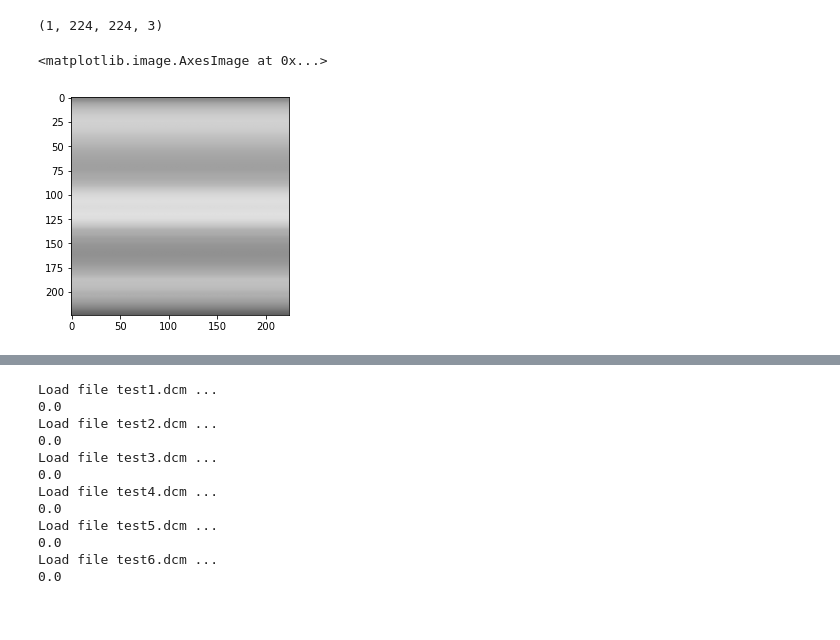
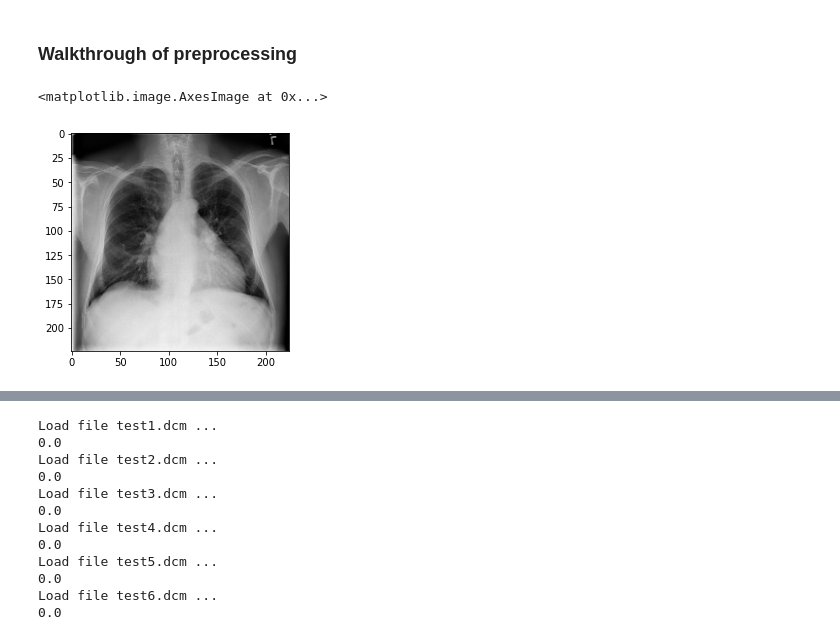
Before and after one commit to Jhonatan-Giraldo/PneumoniaDetectionOnChestXray, a Jupyter notebook: AIHCND_C2_Starter/Inference.ipynb, the cells around one changed output, grey strips where cells are left out. Cells and saved outputs as stored; diff of their text form; code cells hidden in the pictures.

Commit message:
Repaired Inference.ipynb
Overhauled the preprocessing function. Added walkthroungh and different results of normailzation.

```diff
--- a/AIHCND_C2_Starter/Inference.ipynb
+++ b/AIHCND_C2_Starter/Inference.ipynb
@@ -54,14 +62,22 @@ def predict_image(model, img, thresh):
         prediction = 0.0
 
     return prediction
-# %%
-from skimage.transform import resize
-x= pydicom.dcmread('test1.dcm')
-img = x.pixel_array
-img = resize(img, (1,224,224,3))
-print(img.shape)
-plt.imshow(img[0])
-# %% [output]
-(1, 224, 224, 3)
-<matplotlib.image.AxesImage at 0x...>
-[figure, removed]
+# %% [markdown]
+### Walkthrough of preprocessing
+# %%
+x= pydicom.dcmread('test2.dcm')
+img = x.pixel_array
+img_mean = np.mean(img)
+img_std = np.std(img)
+img_size = (1,224,224,3)
+
+res = cv2.resize(img, dsize=img_size[1:3]) # dsize is destinition size
+proc_img = cv2.cvtColor(res,cv2.COLOR_GRAY2RGB)
+proc_img = proc_img/255.0
+proc_img = np.array(proc_img)
+proc_img = np.reshape(proc_img, img_size)
+
+plt.imshow(proc_img[0])
+# %% [output]
+<matplotlib.image.AxesImage at 0x...>
+[figure, added]
```
Also changed, not shown: parts of 10 cells of this notebook.
